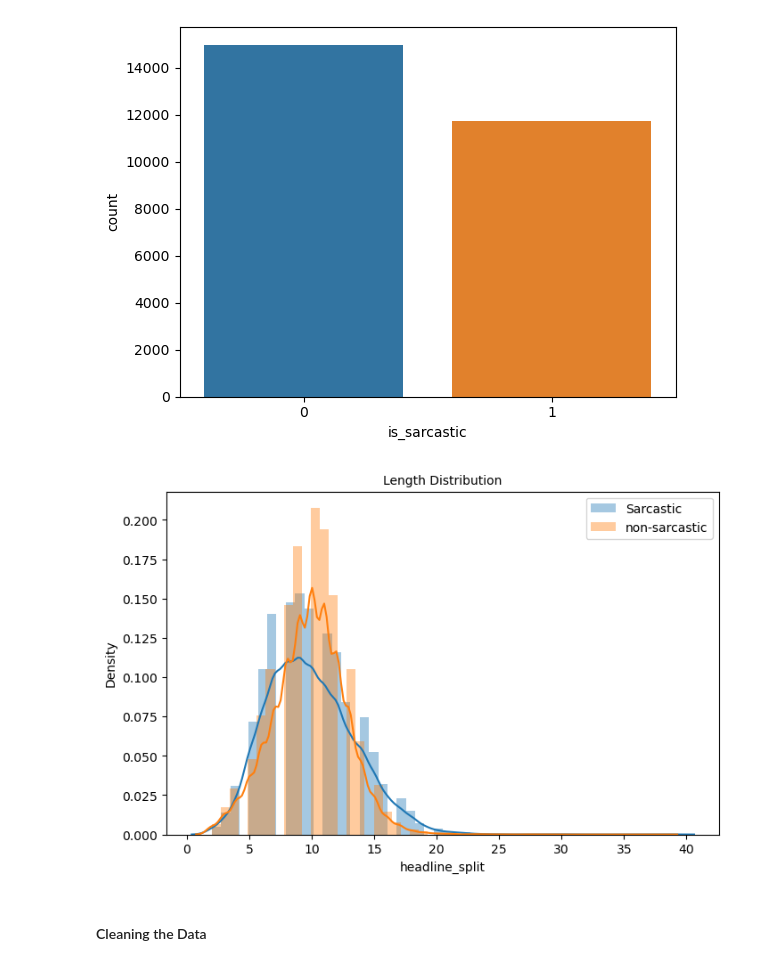
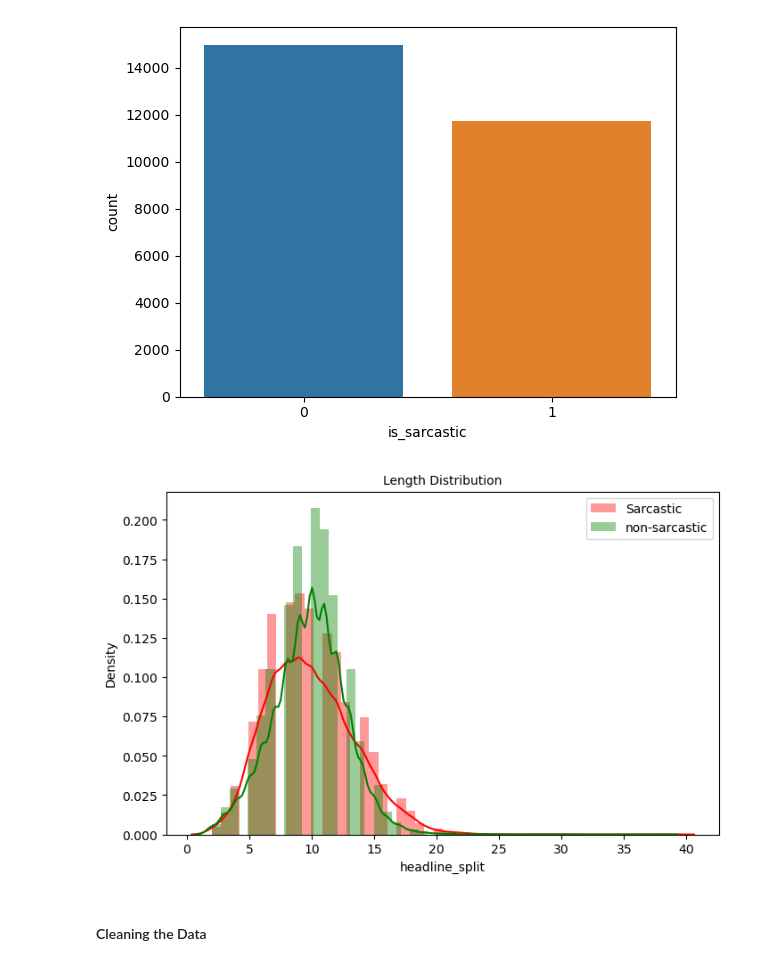
Before and after one commit to ferasdahrooge/Sarcasm-Detector, a Jupyter notebook: sarcasm_detector.ipynb, the cells around one changed output. Drawn from its saved outputs; the diff is of its cells as text; code cells hidden in the pictures.

```diff
--- a/sarcasm_detector.ipynb
+++ b/sarcasm_detector.ipynb
@@ -44,13 +44,13 @@ serious_sarcastic_data_frame= dataFrame[dataFrame["is_sarcastic"] == 0]
 # %%
 dataFrame["headline_split"] = dataFrame.headline.apply(lambda x: len(x.split()))
 plt.figure(figsize=(8,5))
-sns.distplot(sarcastic_data_frame.headline_split, hist= True, label= 'Sarcastic')
-sns.distplot(serious_sarcastic_data_frame.headline_split, hist= True, label= 'non-sarcastic')
+sns.distplot(sarcastic_data_frame.headline_split, hist= True, label= 'Sarcastic' , color = "red")
+sns.distplot(serious_sarcastic_data_frame.headline_split, hist= True, label= 'non-sarcastic' , color = "green")
 plt.legend()
 plt.title('Length Distribution', fontsize = 10)
 plt.show()
 # %% [output]
-[figure, old version]
+[figure, new version]
 # %% [markdown]
 #### Cleaning the Data
 # %%
```
Also changed, not shown: parts of 8 cells of this notebook.
